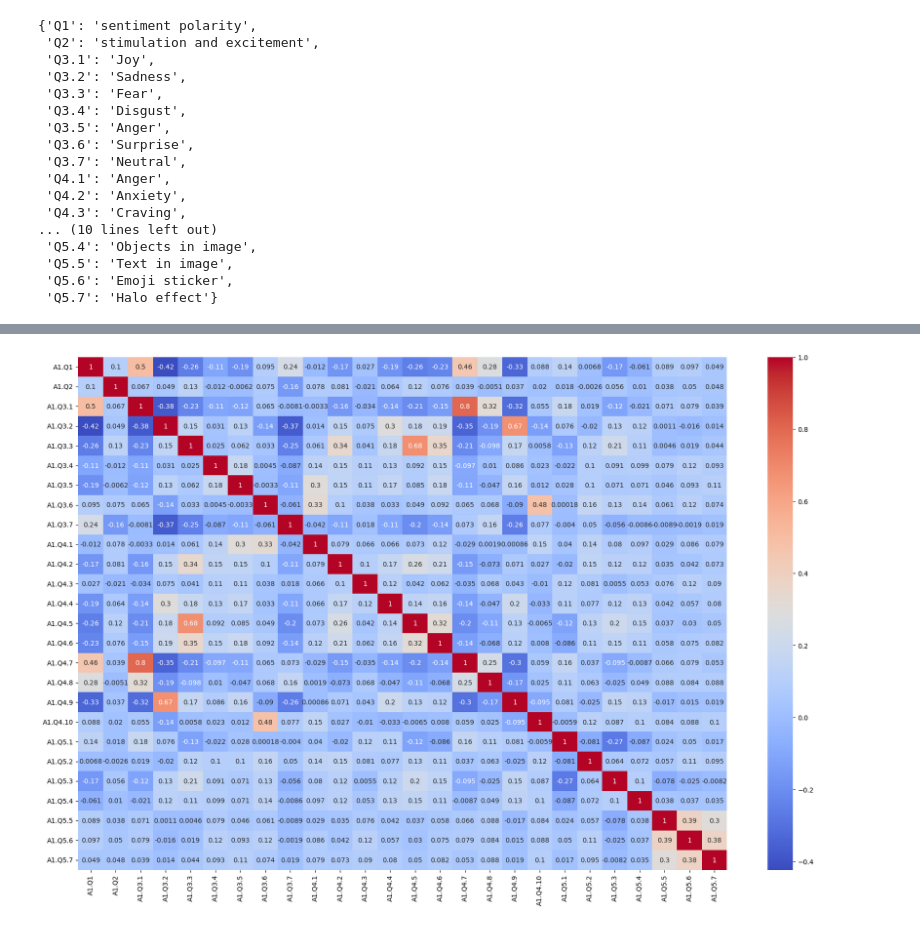
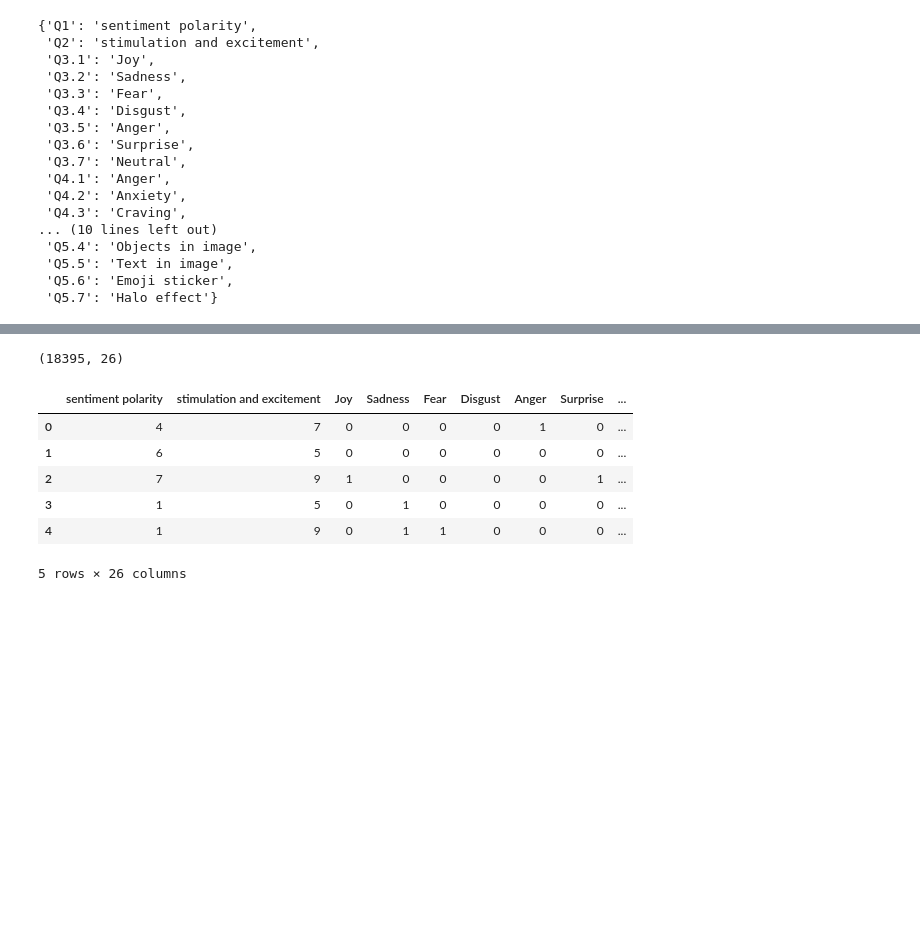
Before and after one commit to projectayre/ayre, a Jupyter notebook: sentiment-analysis/sentiment-experimentation.ipynb, the cells around one changed output, grey strips where cells are left out. Saved outputs shown, nothing was run; the diff lists cells and outputs as text; code cells hidden in the pictures; blank space fills up the shorter version.

```diff
--- a/sentiment-analysis/sentiment-experimentation.ipynb
+++ b/sentiment-analysis/sentiment-experimentation.ipynb
@@ -89,5 +90,24 @@ There is the mistake in the dataset, Q4 is supposed only has 9 categories, and Q
 15/9/23: FIXED. Found a research paper done on the same dataset, and it gave me this: https://www.mdpi.com/1424-8220/22/10/3628
 # %%
 # Write code to seperate blocks out of the dataframe for each annotator so they can be stitched together
+images = annot.iloc[:, 0:2]
+labels = annot.drop(['id', 'filename'], axis=1)
+labellist = []
+for i in range(5):
+    labellist.append(labels.iloc[:, 26*i:26*(i+1)].to_numpy())
+labellist = np.vstack(np.array(labellist))
+labellist.shape # this is now the stitched block lmao
 # %% [output]
-[figure, removed]
+(18395, 26)
+# %%
+# convert labellist to dataframe
+labels = pd.DataFrame(labellist, columns=values)
+labels.head()
+# %% [output]
+|  | sentiment polarity | stimulation and excitement | Joy | Sadness | Fear | Disgust | Anger | Surprise | ... |
+| 0 | 4 | 7 | 0 | 0 | 0 | 0 | 1 | 0 | ... |
+| 1 | 6 | 5 | 0 | 0 | 0 | 0 | 0 | 0 | ... |
+| 2 | 7 | 9 | 1 | 0 | 0 | 0 | 0 | 1 | ... |
+| 3 | 1 | 5 | 0 | 1 | 0 | 0 | 0 | 0 | ... |
+| 4 | 1 | 9 | 0 | 1 | 1 | 0 | 0 | 0 | ... |
+5 rows × 26 columns
```
Also changed, not shown: parts of 3 cells of this notebook.
